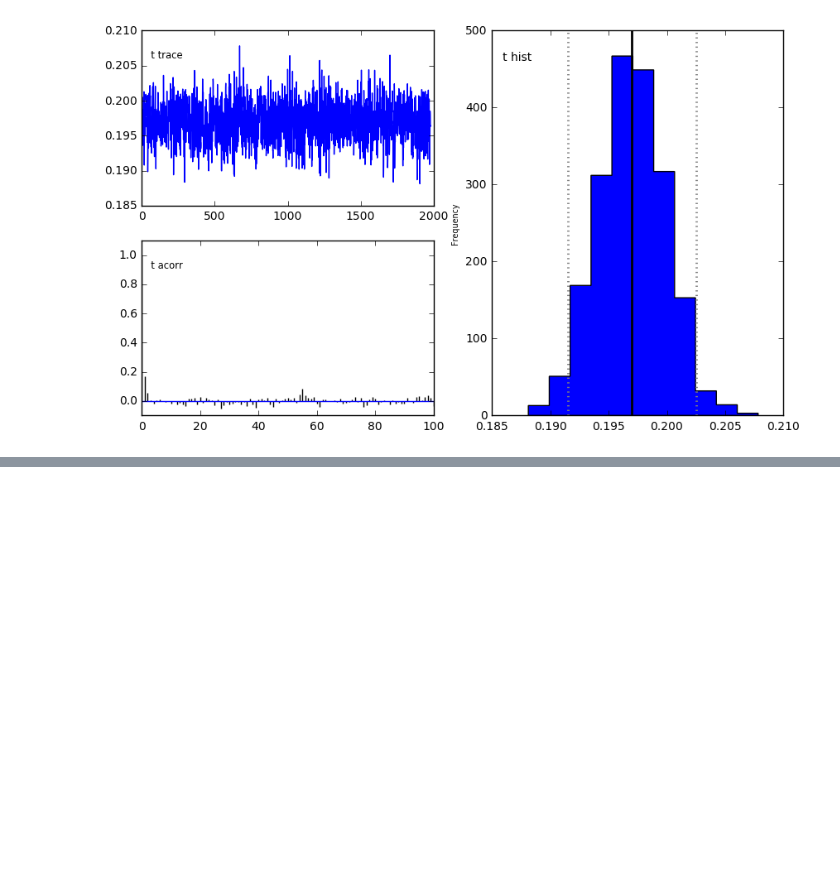
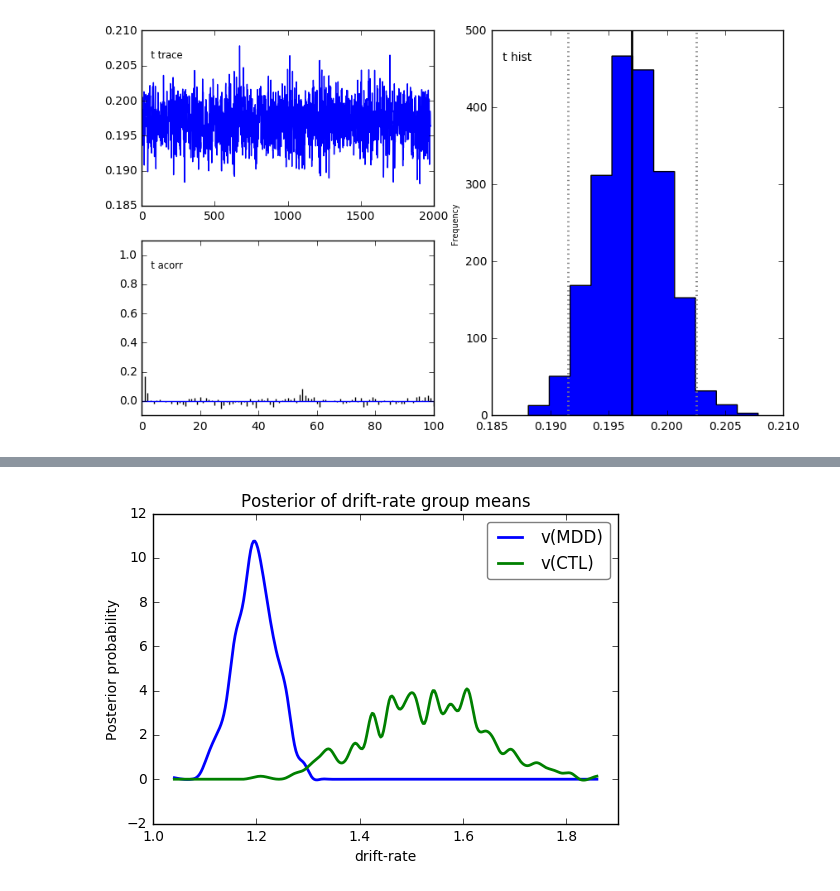
Before and after one commit to vlawlor/EMBARC-PRT, a Jupyter notebook: PRT_Prettier.ipynb, the cells around one changed output, grey strips where cells are left out. Saved outputs shown, nothing was run; the diff lists cells and outputs as text; code cells hidden in the pictures; blank space fills up the shorter version.

```diff
--- a/PRT_Prettier.ipynb
+++ b/PRT_Prettier.ipynb
@@ -363,0 +426,11 @@ hddm.analyze.geman_rubin(models)
+# %%
+v_MDD, v_CTL = m_stim.nodes_db.node[['v(MDD)','v(CTL)']]
+hddm.analyze.plot_posterior_nodes([v_MDD, v_CTL])
+plt.xlabel('drift-rate')
+plt.ylabel('Posterior probability')
+plt.title('Posterior of drift-rate group means')
+plt.savefig('long_short_drift_rate.pdf')
+
+#I think this will be cleaned up a little when we run it with a larger sample
+# %% [output]
+[figure, added]
```
Also changed, not shown: parts of 12 cells of this notebook.
